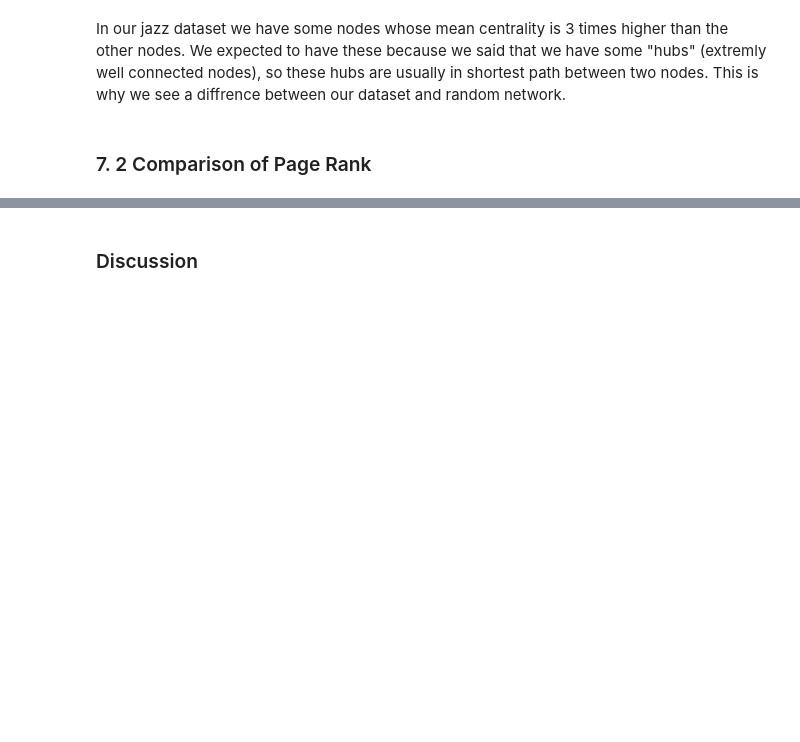
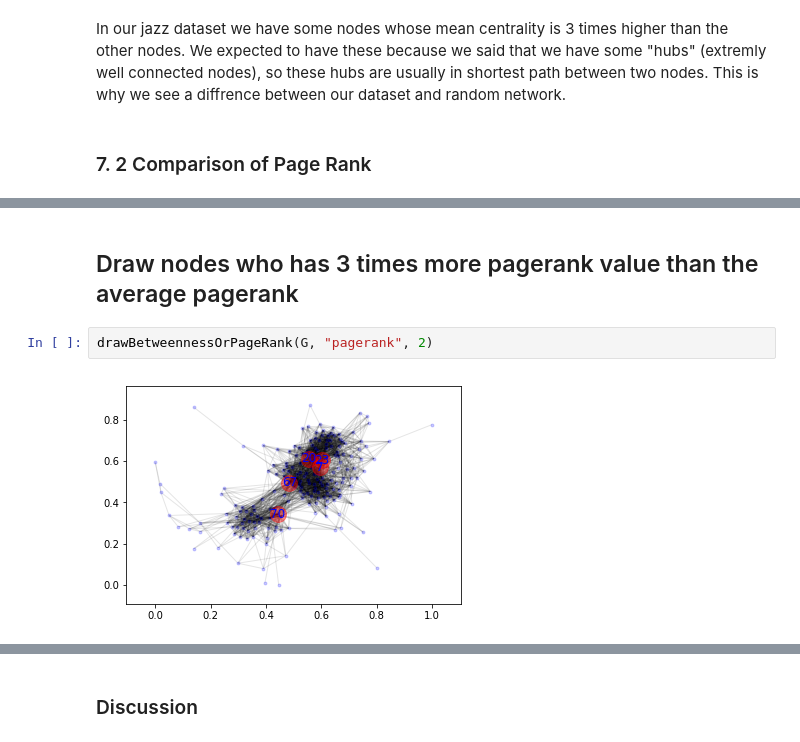
Before and after one commit to mertozer94/Network_Analysis_of_Jazz_Musicians, a Jupyter notebook: Network analysis of jazz musicians.ipynb, the cells around one changed output, grey strips where cells are left out. Drawn from its saved outputs; the diff is of its cells as text; blank space fills up the shorter version.

```diff
--- a/Network analysis of jazz musicians.ipynb
+++ b/Network analysis of jazz musicians.ipynb
@@ -428,0 +452,6 @@ plt.show()
+# %% [markdown]
+## Draw nodes who has 3 times more pagerank value than the average pagerank
+# %%
+drawBetweennessOrPageRank(G, "pagerank", 2)
+# %% [output]
+[figure, added]
```
Also changed, not shown: parts of 40 cells of this notebook.
